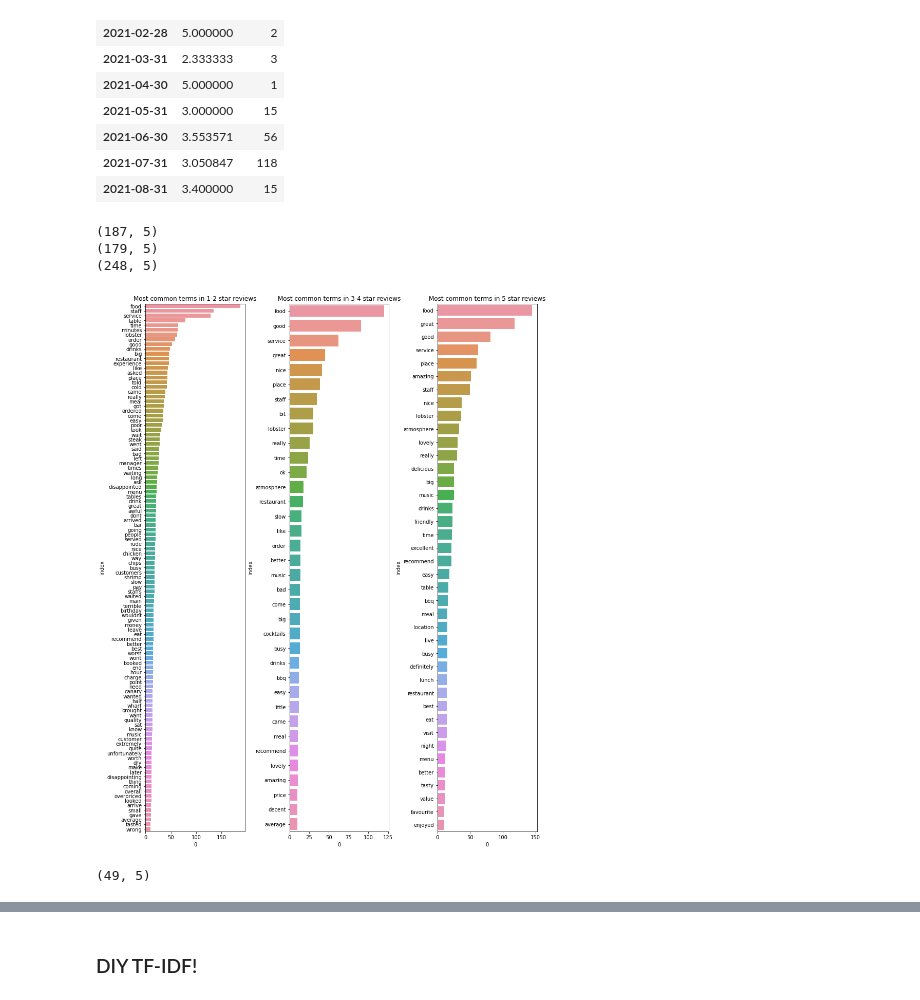
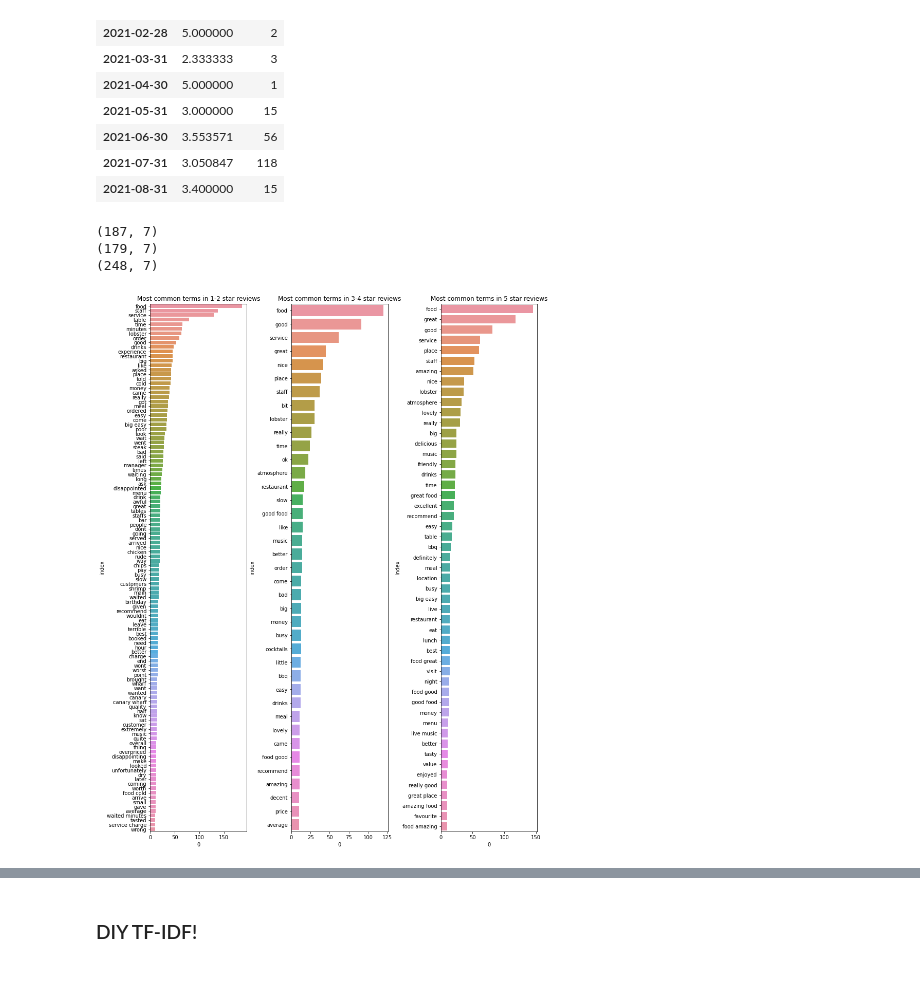
Before and after one commit to jack-cook-repo/reviews-tool, a Jupyter notebook: notebooks/Big Easy CW Reviews (Google cleaned data).ipynb, the cells around one changed output, grey strips where cells are left out. Cells and saved outputs as stored; diff of their text form; code cells hidden in the pictures.

Commit message:
Figured out reverse bigrams

```diff
--- a/notebooks/Big Easy CW Reviews (Google cleaned data).ipynb
+++ b/notebooks/Big Easy CW Reviews (Google cleaned data).ipynb
@@ -110,41 +109,35 @@ for i in range(3):
     print(df_filt.shape)
 
     # Set up vectorizer
-    C = CountVectorizer(ngram_range=(1,1),
+    C = CountVectorizer(ngram_range=(1,3),
                         max_df=1.0,
                         min_df=10,
                         stop_words='english')
 
     # Get counts
     res = C.fit_transform(df_filt['review_clean'])
 
     # Set up dataframe
     df_res = pd.DataFrame(data=res.todense(),
                           columns=C.get_feature_names())
-
-
     # Turn into plottable format
     df_plot = df_res.T.apply(lambda row: np.sum(row), axis=1).sort_values(ascending=False).reset_index()
 
     # Plot
     sns.barplot(data=df_plot,
                 # When you use reset_index() on a series, you end up with index and 0 as column names
                 x=0,
                 y='index',
                 ax=axs[i])
 
     if rev_min == rev_max:
         title_stars = f'{rev_min} star'
     else:
         title_stars = f'{rev_min}-{rev_max} star'
 
     axs[i].set_title(f'Most common terms in {title_stars} reviews')
 # %% [output]
-(187, 5)
-(179, 5)
-(248, 5)
+(187, 7)
+(179, 7)
+(248, 7)
-[figure, old version]
+[figure, new version]
-# %%
-df_big_easy_clean[df_big_easy_clean['review_clean'].str.contains('big easy')].shape
-# %% [output]
-(49, 5)
```
Also changed, not shown: parts of 19 cells of this notebook, 3 other files.
